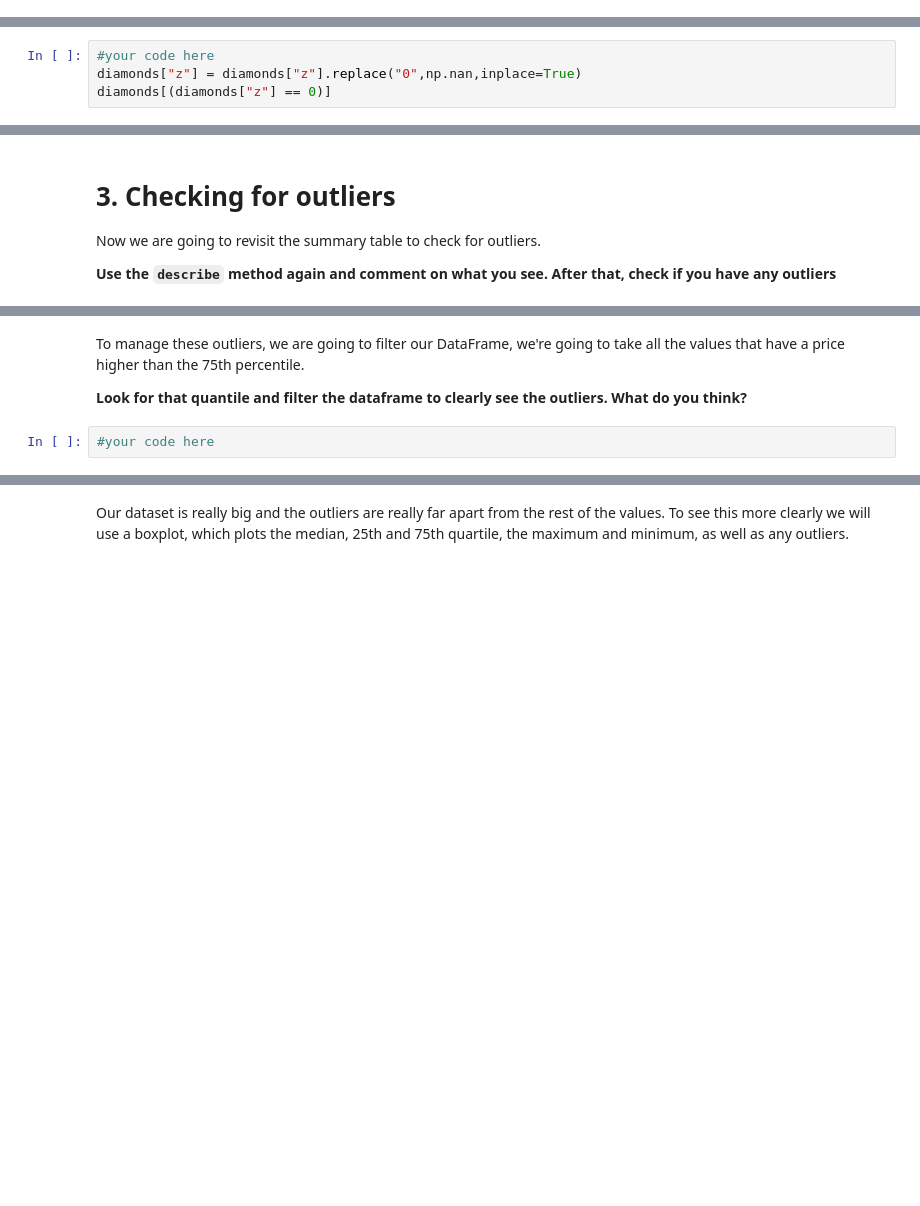
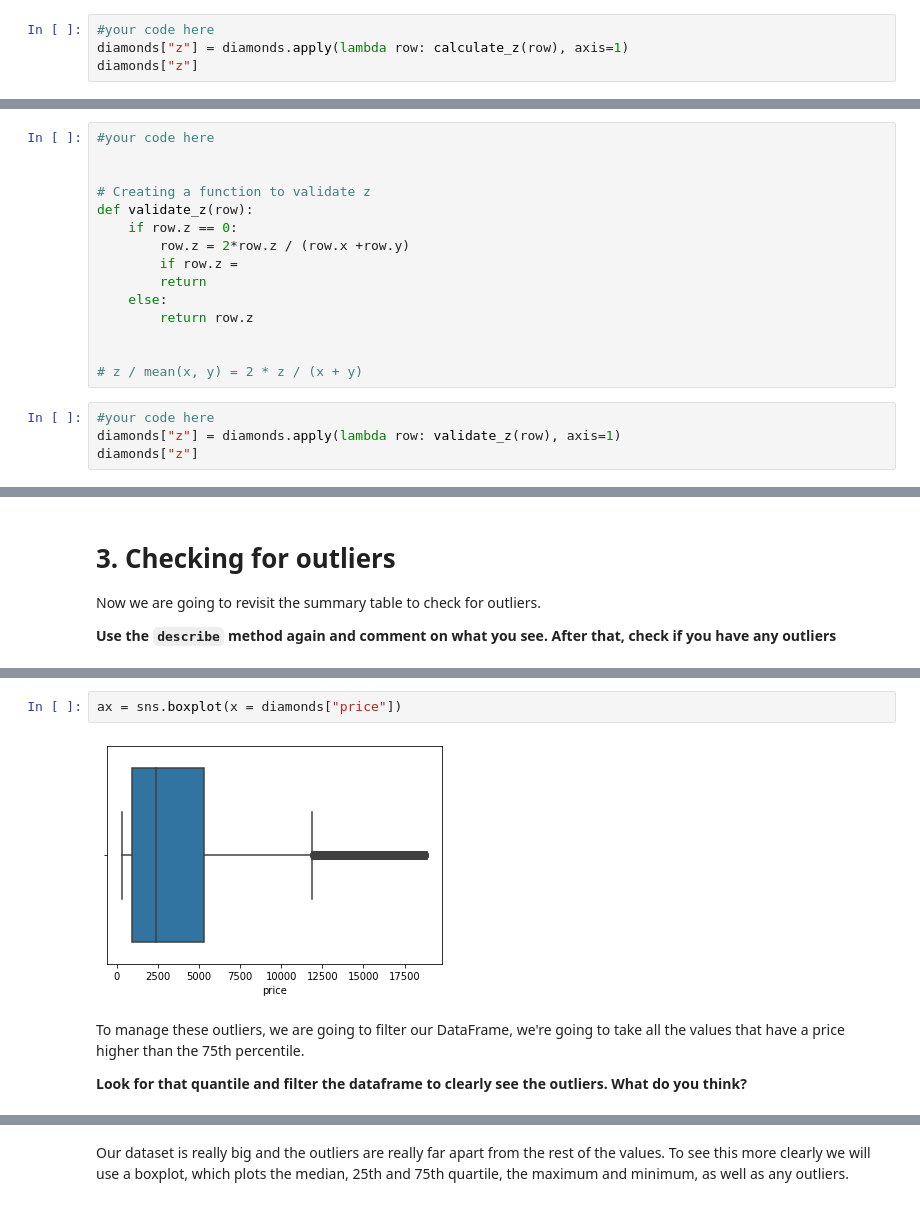
Before and after one commit to roosbot/Bootcamp-Assignments, a Jupyter notebook: module-2/M2-mini-project1/1.-Data Cleaning.ipynb, the cells around one changed output, grey strips where cells are left out. Drawn from its saved outputs; the diff is of its cells as text; blank space fills up the shorter version.

```diff
--- a/module-2/M2-mini-project1/1.-Data Cleaning.ipynb
+++ b/module-2/M2-mini-project1/1.-Data Cleaning.ipynb
@@ -310,0 +277,4 @@ When I re-create the formula, I’m not getting to the right depth answer:
+# %%
+#your code here
+diamonds["z"] = diamonds.apply(lambda row: calculate_z(row), axis=1)
+diamonds["z"]
@@ -314,7 +301,3 @@ If we leave the other 8 values as they are, it would negatively affect our analy
 To replace them we can use the pandas .replace() method and np.NaN.
 
 **Replace the zero values in the `z` column for a NaN**
-# %%
-#your code here
-diamonds["z"] = diamonds["z"].replace("0",np.nan,inplace=True)
-diamonds[(diamonds["z"] == 0)]
@@ -328,0 +312,19 @@ Since we need to be 100% sure of our data, let's create a function that validate
+# %%
+#your code here
+
+
+# Creating a function to validate z
+def validate_z(row):
+    if row.z == 0:
+        row.z = 2*row.z / (row.x +row.y)
+        if row.z =
+        return
+    else:
+        return row.z
+
+
+# z / mean(x, y) = 2 * z / (x + y)
+# %%
+#your code here
+diamonds["z"] = diamonds.apply(lambda row: validate_z(row), axis=1)
+diamonds["z"]
@@ -348,6 +388,8 @@ Now we are going to revisit the summary table to check for outliers.
+# %%
+ax = sns.boxplot(x = diamonds["price"])
+# %% [output]
+[figure, added]
 # %% [markdown]
 To manage these outliers, we are going to filter our DataFrame, we're going to take all the values that have a price higher than the 75th percentile.
 
 **Look for that quantile and filter the dataframe to clearly see the outliers. What do you think?**
-# %%
-#your code here
```
Also changed, not shown: parts of 29 cells of this notebook, 1 other file.
